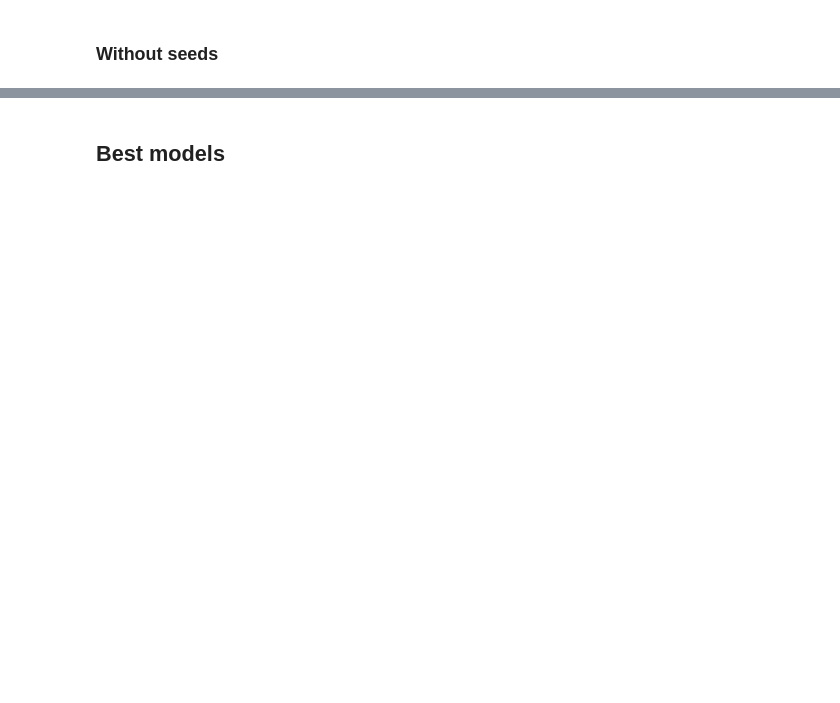
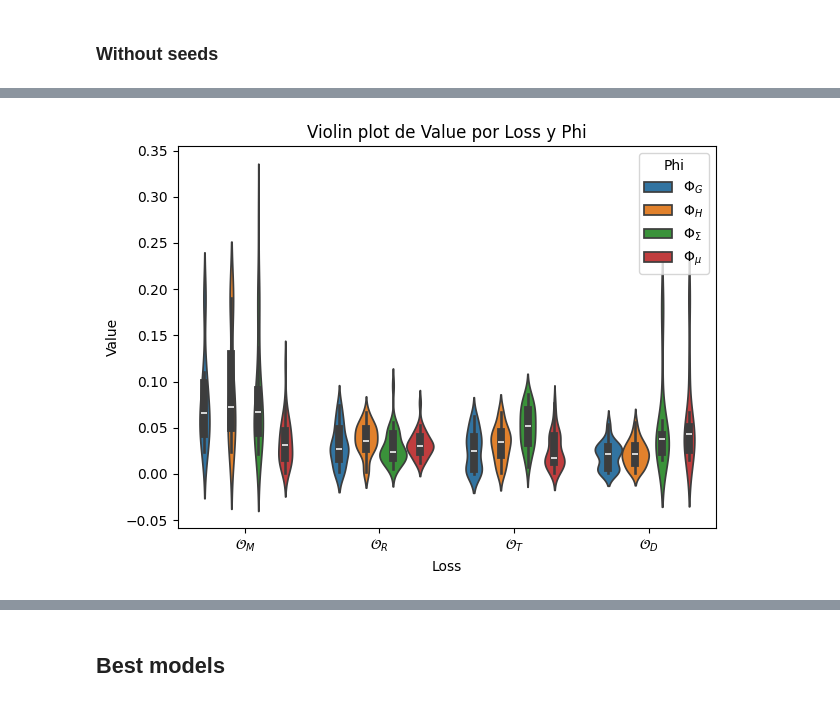
Before and after one commit to olayaperezmon/representation_LQ, a Jupyter notebook: table_and_sankey_diag.ipynb, the cells around one changed output, grey strips where cells are left out. Cells and saved outputs as stored; diff of their text form; code cells hidden in the pictures; blank space fills up the shorter version.

```diff
--- a/table_and_sankey_diag.ipynb
+++ b/table_and_sankey_diag.ipynb
@@ -188,0 +254,19 @@ rm: no se puede borrar 'table_phiNN_big_def_mean_RAE_LEQUA_.log': No existe el a
+# %%
+# Convertir Table a DataFrame y guardar CSV
+
+data = {}
+
+# Primera columna: métodos, porque estás usando transpose=True
+data["Method"] = table_ae.get_methods()
+
+for benchmark in table_ae.get_benchmarks():
+    data[benchmark] = [
+        table_ae.get(benchmark, method).mean()
+        if not table_ae.get(benchmark, method).isEmpty()
+        else np.nan
+        for method in table_ae.get_methods()
+    ]
+
+df_csv = pd.DataFrame(data)
+
+df_csv.to_csv("./latex/KLD_conn.csv", index=False)
@@ -188,0 +1348,18 @@ rm: no se puede borrar 'table_phiNN_big_def_mean_RAE_LEQUA_.log': No existe el a
+# %%
+sns.violinplot(
+    data=df_data,
+    x='Loss',        # eje X
+    y='Value',       # eje Y
+    hue='Phi',       # color por Phi
+    split=False,
+    inner='box'
+)
+
+plt.title('Violin plot de Value por Loss y Phi')
+plt.xlabel('Loss')
+plt.ylabel('Value')
+plt.legend(title='Phi')
+plt.tight_layout()
+plt.show()
+# %% [output]
+[figure, added]
```
Also changed, not shown: parts of 52 cells of this notebook, 2 other files.
